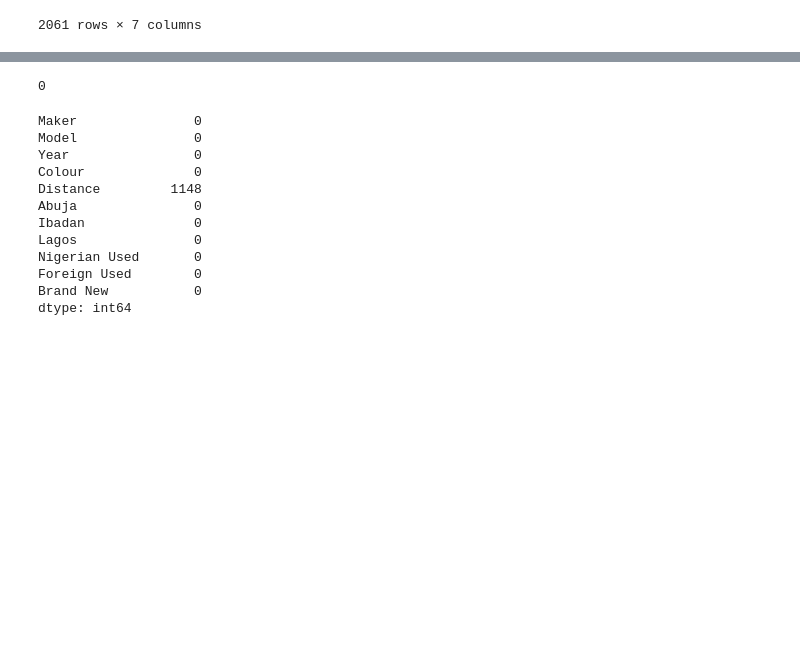
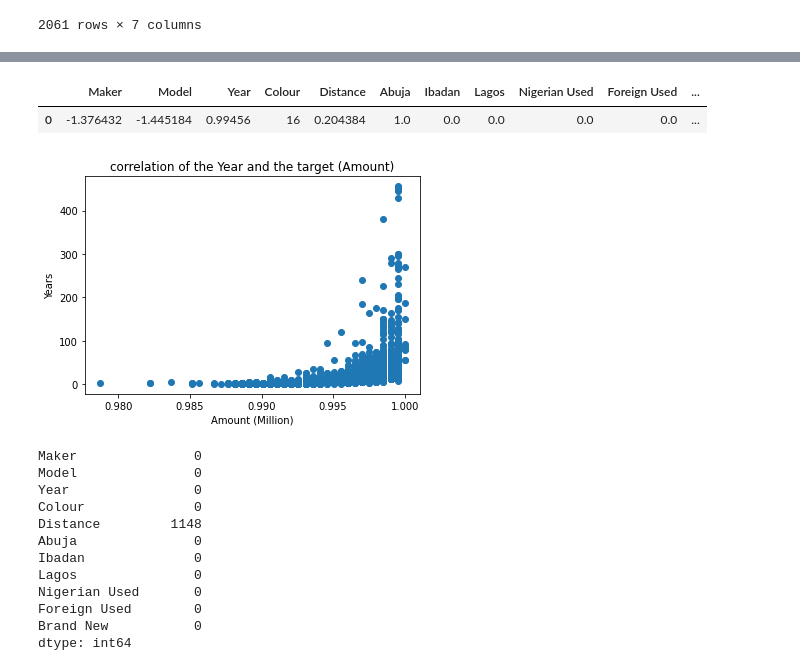
Before and after one commit to Tolulopeelijah/great_motors, a Jupyter notebook: greatmotors.ipynb, the cells around one changed output, grey strips where cells are left out. Cells and saved outputs as stored; diff of their text form; code cells hidden in the pictures; blank space fills up the shorter version.

Commit message:
started the visualization

```diff
--- a/greatmotors.ipynb
+++ b/greatmotors.ipynb
@@ -19,6 +42,6 @@ np.random.seed(20)
 # %% [markdown]
 # loading the data
 # %%
-training = pd.read_csv('data/Train.csv')
-testing = pd.read_csv('data/Test.csv')
-submission = pd.read_csv('data/SampleSubmission.csv')
+training = pd.read_csv('Train.csv')
+testing = pd.read_csv('Test.csv')
+submission = pd.read_csv('SampleSubmission.csv')
@@ -183,7 +217,7 @@ memory usage: 647.4+ KB
 X_d = training[training.Distance != 'nan']
 y_d = X_d.pop('Distance')
 
-
+y_d = y_d.astype('int')
 xg = xgboost.XGBRegressor()
 train, test, yrain, yest = train_test_split(X_d, y_d)
 xg.fit(train, yrain)
@@ -191,7 +227,3 @@ p = xg.predict(test)
-# %%
-training.Distance.isnull().sum()
-# %% [output]
-0
 # %%
 indices = training[training['Distance'] == 'nan'].index.tolist()
 for i, j in zip(indices, p):
@@ -204,6 +236,19 @@ training.Distance = power_transform(training[['Distance']])
 # %%
 X = training.drop(['Amount (Million Naira)'], axis = 1)
 y = training['Amount (Million Naira)']
+# %%
+X.head(1)
+# %% [output]
+|  | Maker | Model | Year | Colour | Distance | Abuja | Ibadan | Lagos | Nigerian Used | Foreign Used | ... |
+| 0 | -1.376432 | -1.445184 | 0.99456 | 16 | 0.204384 | 1.0 | 0.0 | 0.0 | 0.0 | 0.0 | ... |
+# %%
+plt.scatter(X['Year'], y)
+plt.title('correlation of the Year and the target (Amount)')
+plt.xlabel('Amount (Million)')
+plt.ylabel('Years')
+plt.show()
+# %% [output]
+[figure, added]
 # %%
 X.isnull().sum()
 # %% [output]
```
Also changed, not shown: parts of 7 cells of this notebook.
